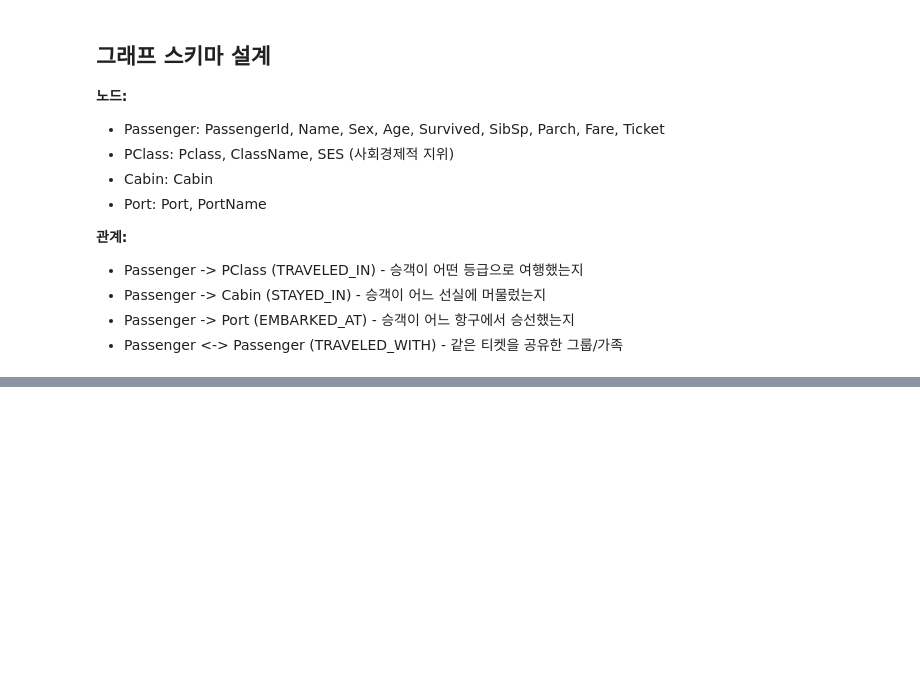
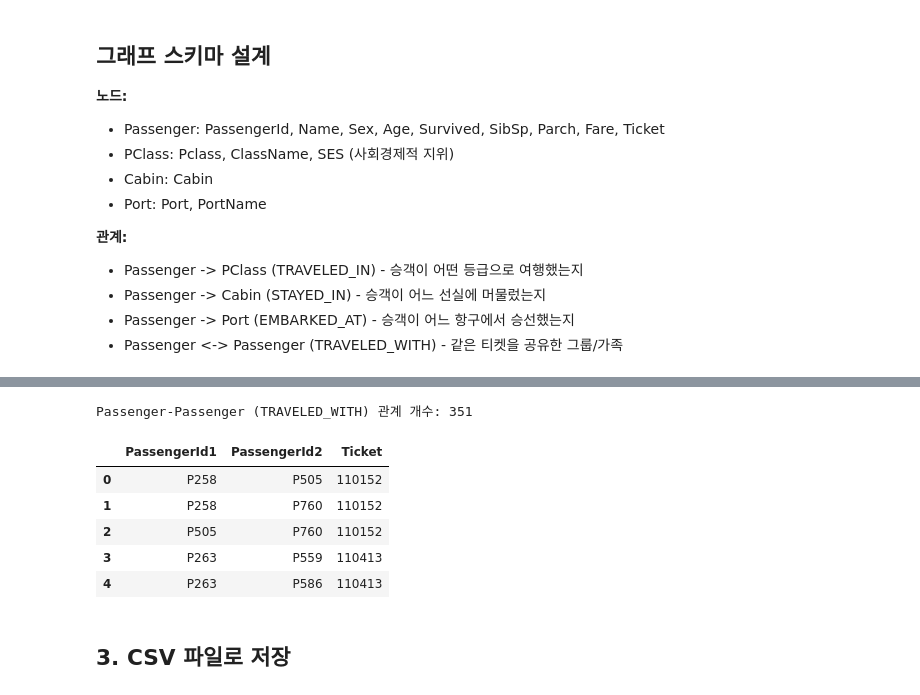
Before and after one commit to TD-Kim/graphRAG_learning, a Jupyter notebook: part2/csv2kg/titanic.ipynb, the cells around one changed output, grey strips where cells are left out. Saved outputs shown, nothing was run; the diff lists cells and outputs as text; code cells hidden in the pictures; blank space fills up the shorter version.

```diff
--- a/part2/csv2kg/titanic.ipynb
+++ b/part2/csv2kg/titanic.ipynb
@@ -58,0 +302,32 @@ dtype: int64
+# %%
+# 4) Passenger <-> Passenger (TRAVELED_WITH) - 같은 티켓 그룹
+# 2명 이상이 같은 티켓을 공유하는 경우 관계 생성
+ticket_groups = df.groupby('Ticket')['PassengerId'].apply(list).reset_index() # Ticket 기준으로 그룹화
+ticket_groups = ticket_groups[ticket_groups['PassengerId'].apply(len) > 1] # 2명 이상인 그룹만 남김
+
+rels_traveled_with = []
+# 각 그룹에 대해 모든 승객 쌍 생성
+for _, row in ticket_groups.iterrows():
+    passengers = row['PassengerId']
+    for i in range(len(passengers)): # 조합(combination)
+        for j in range(i+1, len(passengers)):
+            rels_traveled_with.append({
+                'PassengerId1' : f"P{passengers[i]}",
+                'PassengerId2' : f"P{passengers[j]}",
+                'Ticket': row['Ticket']
+            })
+
+rels_traveled_with = pd.DataFrame(rels_traveled_with)
+
+print(f"Passenger-Passenger (TRAVELED_WITH) 관계 개수: {len(rels_traveled_with)}")
+rels_traveled_with.head()
+# %% [output]
+Passenger-Passenger (TRAVELED_WITH) 관계 개수: 351
+|  | PassengerId1 | PassengerId2 | Ticket |
+| 0 | P258 | P505 | 110152 |
+| 1 | P258 | P760 | 110152 |
+| 2 | P505 | P760 | 110152 |
+| 3 | P263 | P559 | 110413 |
+| 4 | P263 | P586 | 110413 |
+# %% [markdown]
+## 3. CSV 파일로 저장
```
Also changed, not shown: parts of 16 cells of this notebook, 15 other files.
